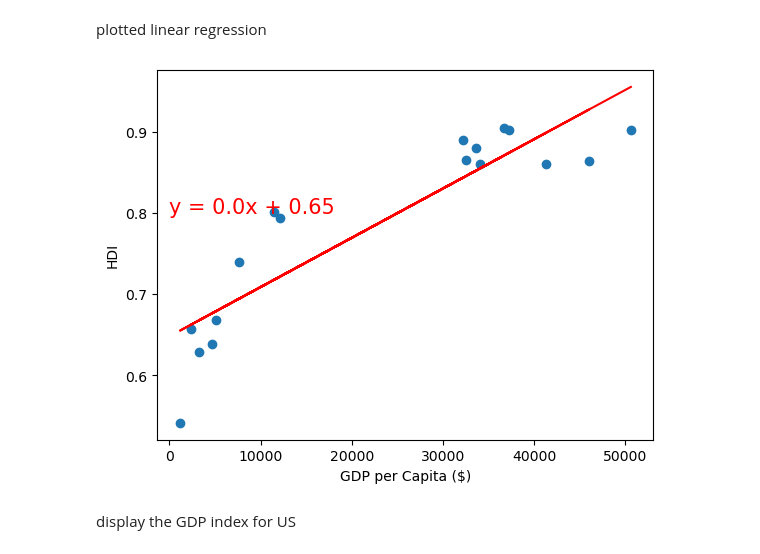
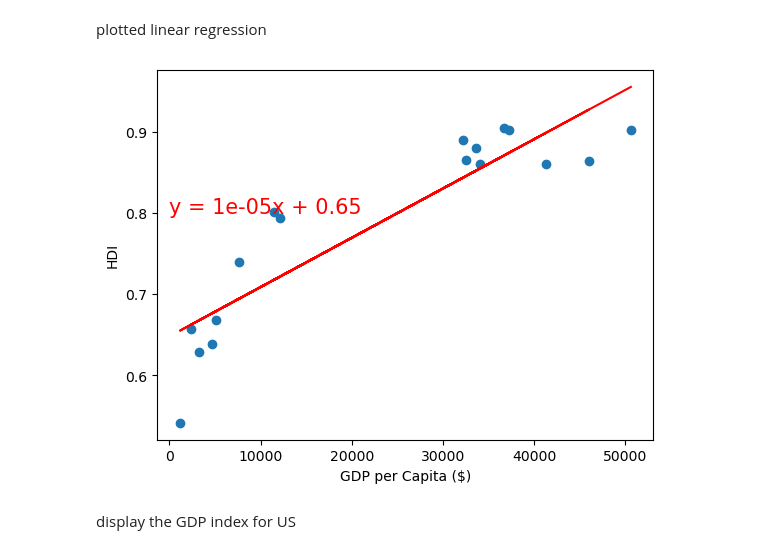
Before and after one commit to mcalabrese98/bootcamp-project1, a Jupyter notebook: project.ipynb, the cells around one changed output. Drawn from its saved outputs; the diff is of its cells as text; code cells hidden in the pictures.

Commit message:
Fixed the rounding for slope

```diff
--- a/project.ipynb
+++ b/project.ipynb
@@ -224,20 +224,20 @@ plotted linear regression
 # %%
 # Add the linear regression equation and line to plot
 x_values = average_by_country_df['GDP']
 y_values = average_by_country_df['HDI']
 
 # Ask about the slope value on this
 (slope, intercept, rvalue, pvalue, stderr) = linregress(x_values, y_values)
 regress_values = x_values * slope + intercept
-line_eq = "y = " + str(round(slope,2)) + "x + " + str(round(intercept,2))
+line_eq = "y = " + str(round(slope,5)) + "x + " + str(round(intercept,2))
 plt.scatter(x_values,y_values)
 plt.plot(x_values,regress_values,"r-")
 plt.annotate(line_eq,(5.8,0.8),fontsize=15,color="red")
 plt.xlabel('GDP per Capita ($)')
 plt.ylabel('HDI')
 plt.show()
 # %% [output]
-[figure, old version]
+[figure, new version]
 # %% [markdown]
 display the GDP index for US
 # %%
```
